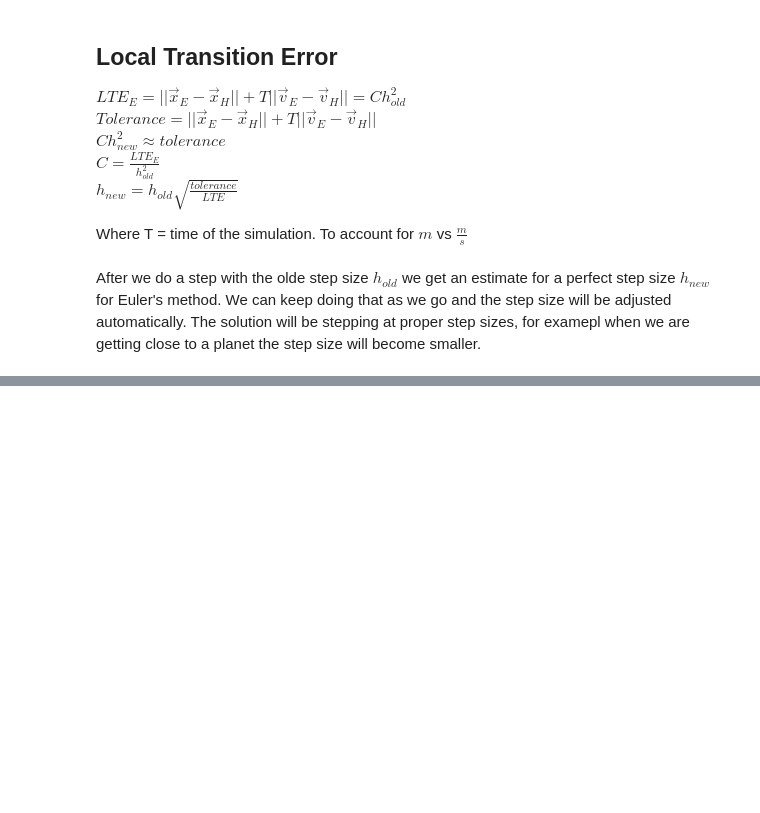
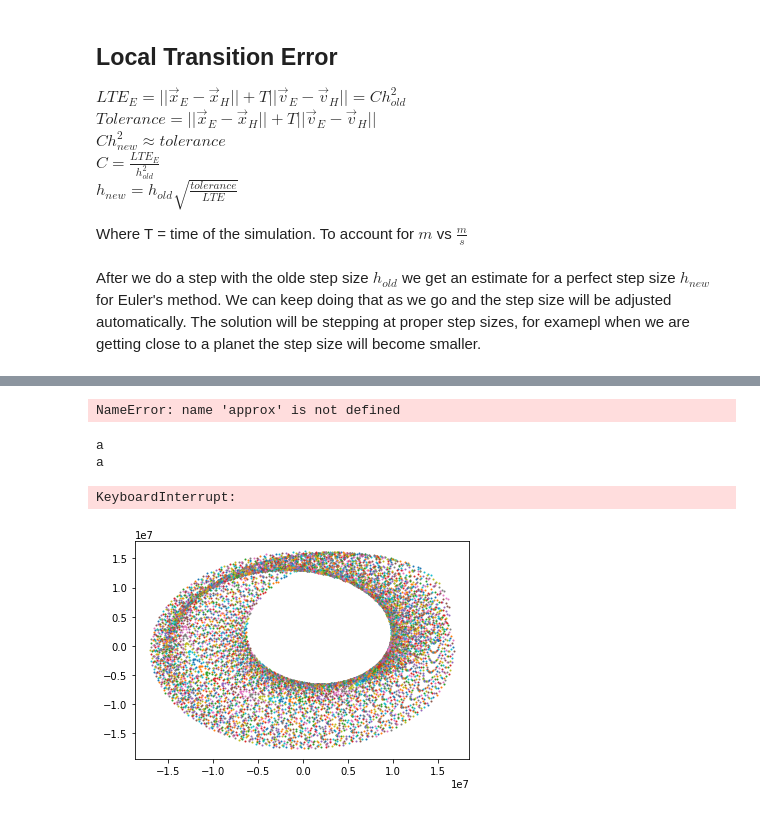
Before and after one commit to polyrand/diffeq, a Jupyter notebook: diffeq_action/heun.ipynb, the cells around one changed output, grey strips where cells are left out. Saved outputs shown, nothing was run; the diff lists cells and outputs as text; code cells hidden in the pictures; blank space fills up the shorter version.

```diff
--- a/diffeq_action/heun.ipynb
+++ b/diffeq_action/heun.ipynb
@@ -142,8 +142,20 @@ gravitational_constant = 6.67e-11 # N m2 / kg2
 def acceleration(spaceship_position):
     vector_to_earth = - spaceship_position # earth located at origin
     return gravitational_constant * earth_mass / numpy.linalg.norm(vector_to_earth)**3 * vector_to_earth
+# %%
+approx(0.3)
+# %% [output]
+NameError: name 'approx' is not defined
+# %%
+current_time = 125.
+while np.isclose(current_time, total_time).any() == False:
+    print('a')
+    current_time *= 10
+# %% [output]
+a
+a
 # %%
-@show_plot
+#@show_plot
 def orbit():
     x = numpy.zeros(2) # m
     v = numpy.zeros(2) # m / s
@@ -151,32 +163,38 @@ def orbit():
     x[1] = 1e6
     v[0] = 2e3
     v[1] = 4e3
     matplotlib.pyplot.scatter(x[0], x[1], s = 4)
 
     current_time = 0. # s
     h = 100. # s
     h_new = h # s, will store the adaptive step size of the next step
     tolerance = 5e5 # m
 
-    while current_time < total_time:
+    while np.isclose(current_time, total_time).any() == False:
         acceleration0 = acceleration(x)
         xE = x + h * v
         vE = v + h * acceleration0
         xH = x + h * 0.5 * (v + vE)
         vH = v + h * 0.5 * (acceleration0 + acceleration(xE))
         x = xH
         v = vH
 
-        ###Your code here.
+        lte_e = np.linalg.norm(xE-xH) + total_time * np.linalg.norm(vE-vH)
+        h_new = h * np.sqrt(tolerance/lte_e)
+
 
         matplotlib.pyplot.scatter(x[0], x[1], s = 1)
         current_time += h
         h = h_new
+
     matplotlib.pyplot.axis('equal')
     matplotlib.pyplot.scatter(0., 0.)
     axes = matplotlib.pyplot.gca()
     axes.set_xlabel('Longitudinal position in m')
     axes.set_ylabel('Lateral position in m')
     return x, v
 
 x, v = orbit()
+# %% [output]
+KeyboardInterrupt:
+[figure, added]
```
